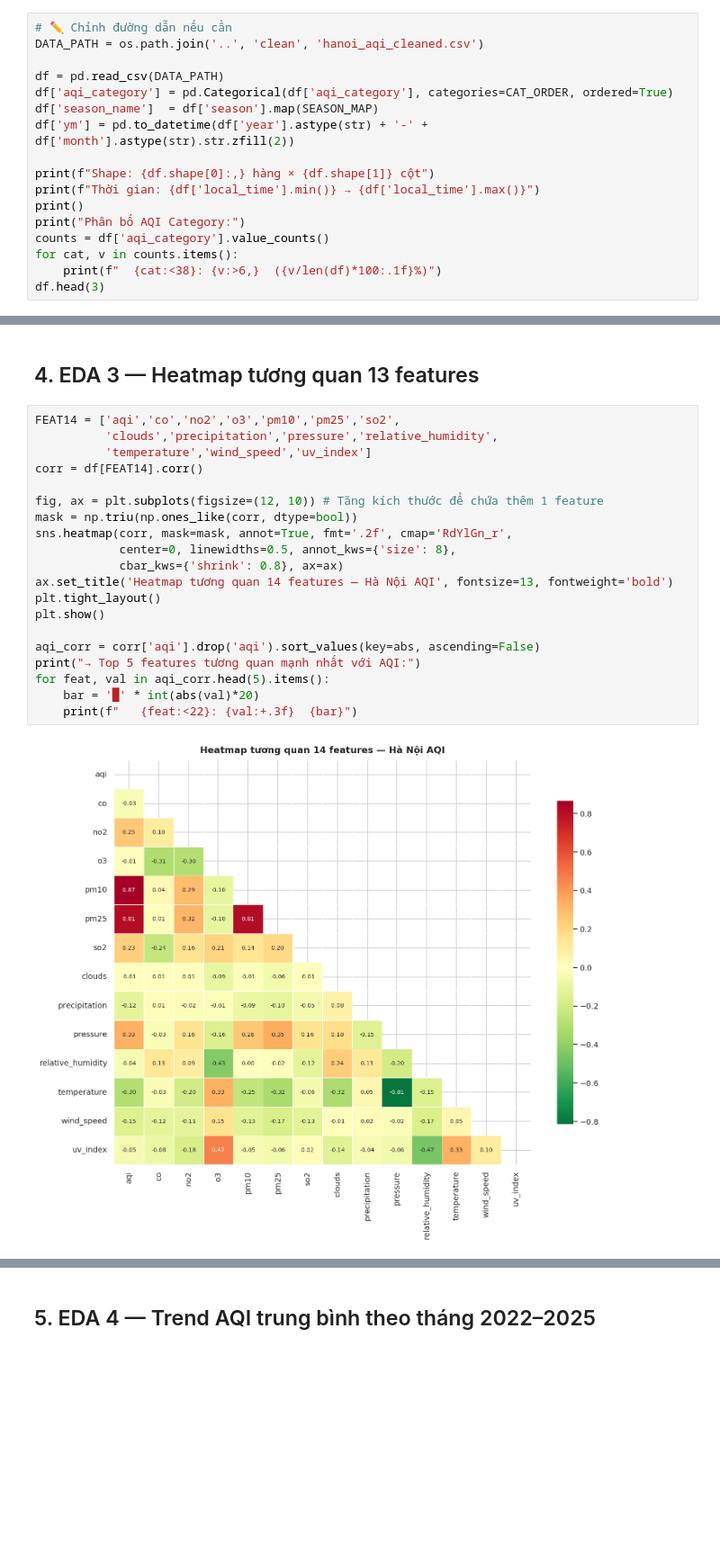
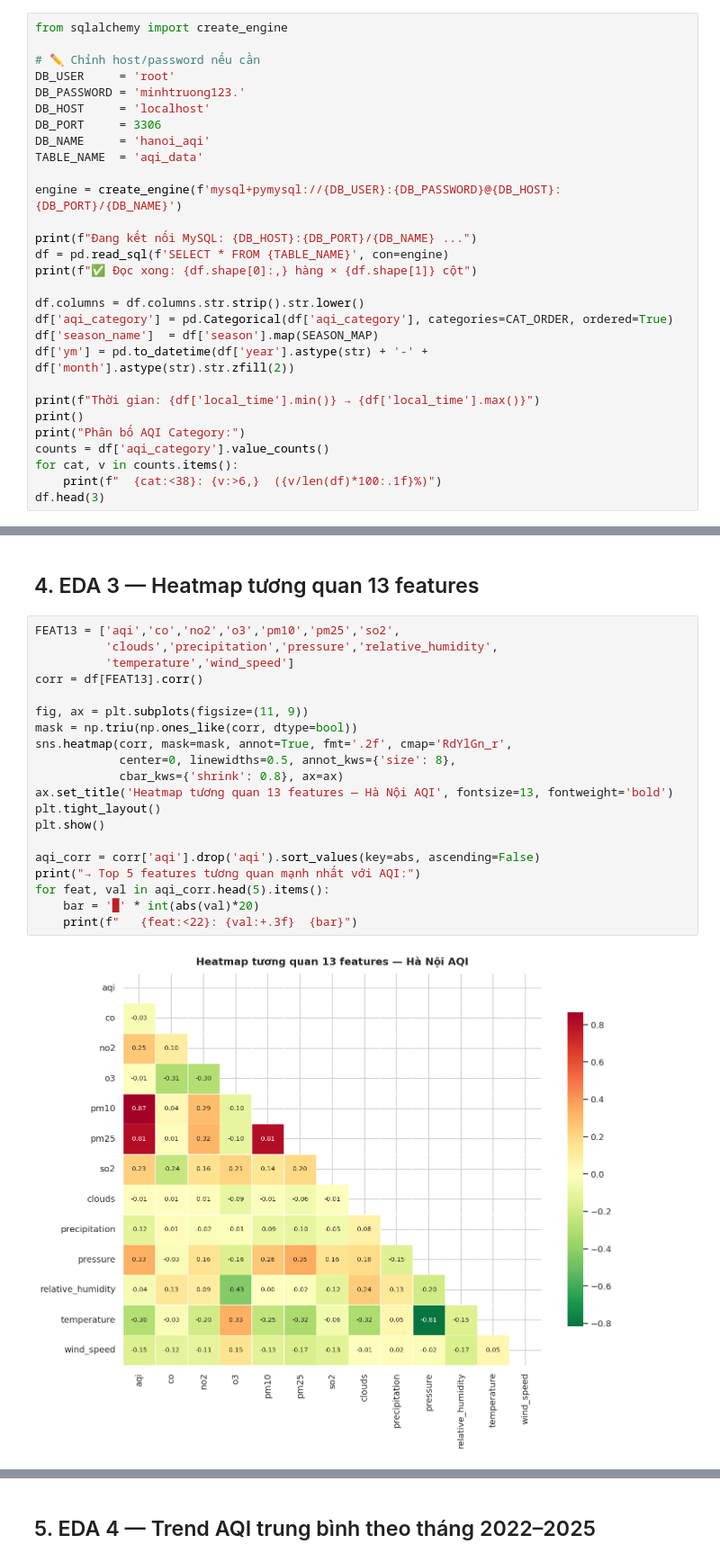
Before and after one commit to anh922006/air-quality-index-in-hanoi-, a Jupyter notebook: library_framework/EDA.ipynb, the cells around one changed output, grey strips where cells are left out. Shown at 90% size. Saved outputs shown, nothing was run; the diff lists cells and outputs as text; blank space fills up the shorter version.

Commit message:
sua voi data sql

```diff
--- a/library_framework/EDA.ipynb
+++ b/library_framework/EDA.ipynb
@@ -46,13 +47,25 @@ print("✅ Import xong!")
 # %%
-# ✏️ Chỉnh đường dẫn nếu cần
-DATA_PATH = os.path.join('..', 'clean', 'hanoi_aqi_cleaned.csv')
+from sqlalchemy import create_engine
 
-df = pd.read_csv(DATA_PATH)
+# ✏️ Chỉnh host/password nếu cần
+DB_USER     = 'root'
+DB_PASSWORD = 'minhtruong123.'
+DB_HOST     = 'localhost'
+DB_PORT     = 3306
+DB_NAME     = 'hanoi_aqi'
+TABLE_NAME  = 'aqi_data'
+
+engine = create_engine(f'mysql+pymysql://{DB_USER}:{DB_PASSWORD}@{DB_HOST}:{DB_PORT}/{DB_NAME}')
+
+print(f"Đang kết nối MySQL: {DB_HOST}:{DB_PORT}/{DB_NAME} ...")
+df = pd.read_sql(f'SELECT * FROM {TABLE_NAME}', con=engine)
+print(f"✅ Đọc xong: {df.shape[0]:,} hàng × {df.shape[1]} cột")
+
+df.columns = df.columns.str.strip().str.lower()
 df['aqi_category'] = pd.Categorical(df['aqi_category'], categories=CAT_ORDER, ordered=True)
 df['season_name']  = df['season'].map(SEASON_MAP)
 df['ym'] = pd.to_datetime(df['year'].astype(str) + '-' + df['month'].astype(str).str.zfill(2))
 
-print(f"Shape: {df.shape[0]:,} hàng × {df.shape[1]} cột")
 print(f"Thời gian: {df['local_time'].min()} → {df['local_time'].max()}")
 print()
 print("Phân bố AQI Category:")
@@ -165,27 +179,27 @@ for s in SEASON_ORDER:
 # %% [markdown]
 ## 4. EDA 3 — Heatmap tương quan 13 features
 # %%
-FEAT14 = ['aqi','co','no2','o3','pm10','pm25','so2',
+FEAT13 = ['aqi','co','no2','o3','pm10','pm25','so2',
           'clouds','precipitation','pressure','relative_humidity',
-          'temperature','wind_speed','uv_index']
-corr = df[FEAT14].corr()
+          'temperature','wind_speed']
+corr = df[FEAT13].corr()
 
-fig, ax = plt.subplots(figsize=(12, 10)) # Tăng kích thước để chứa thêm 1 feature
+fig, ax = plt.subplots(figsize=(11, 9))
 mask = np.triu(np.ones_like(corr, dtype=bool))
 sns.heatmap(corr, mask=mask, annot=True, fmt='.2f', cmap='RdYlGn_r',
             center=0, linewidths=0.5, annot_kws={'size': 8},
             cbar_kws={'shrink': 0.8}, ax=ax)
-ax.set_title('Heatmap tương quan 14 features — Hà Nội AQI', fontsize=13, fontweight='bold')
+ax.set_title('Heatmap tương quan 13 features — Hà Nội AQI', fontsize=13, fontweight='bold')
 plt.tight_layout()
 plt.show()
 
 aqi_corr = corr['aqi'].drop('aqi').sort_values(key=abs, ascending=False)
 print("→ Top 5 features tương quan mạnh nhất với AQI:")
 for feat, val in aqi_corr.head(5).items():
     bar = '█' * int(abs(val)*20)
     print(f"   {feat:<22}: {val:+.3f}  {bar}")
 # %% [output]
-[figure, old version]
+[figure, new version]
 → Top 5 features tương quan mạnh nhất với AQI:
    pm10                  : +0.867  █████████████████
    pm25                  : +0.811  ████████████████
```
Also changed, not shown: parts of 9 cells of this notebook, 2 other files.
